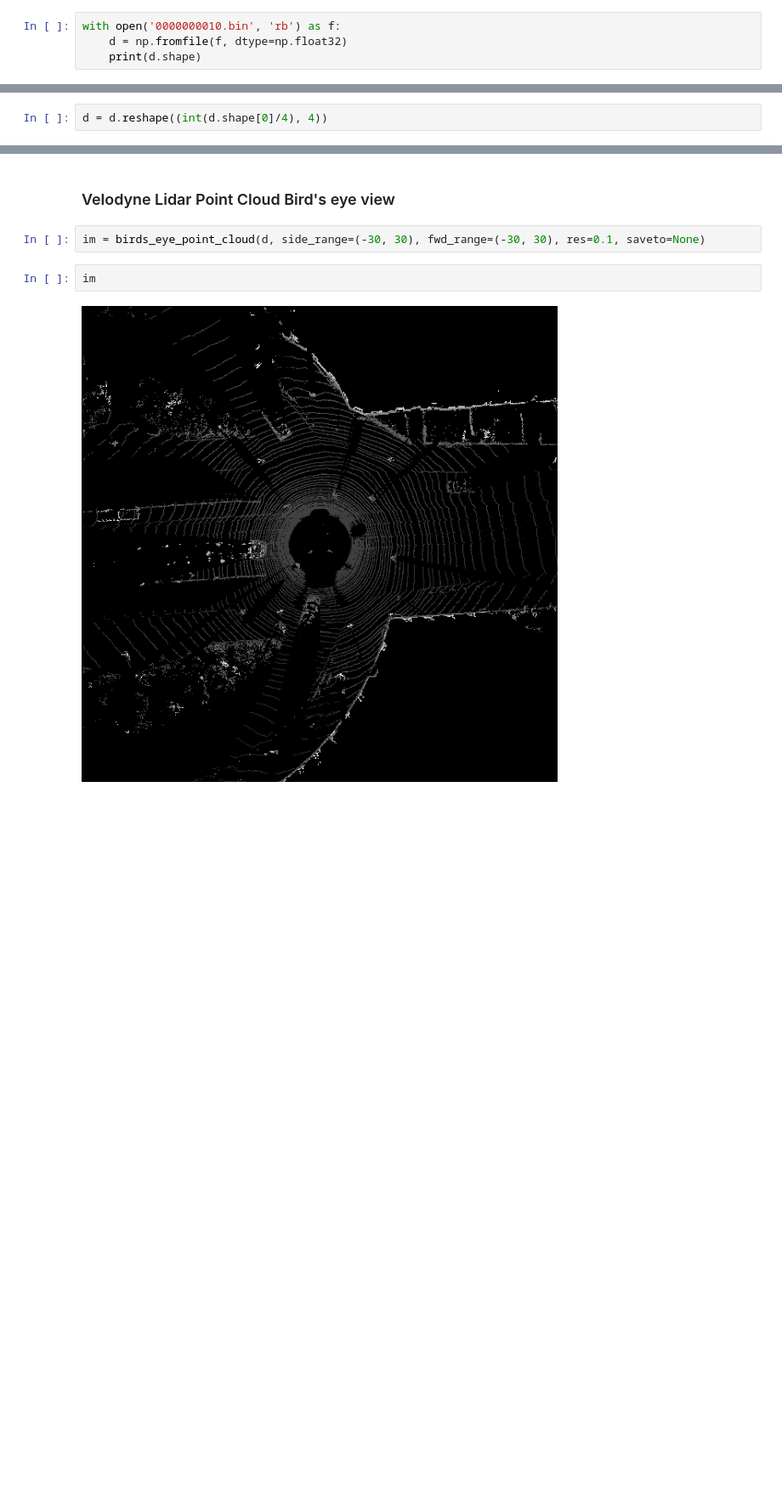
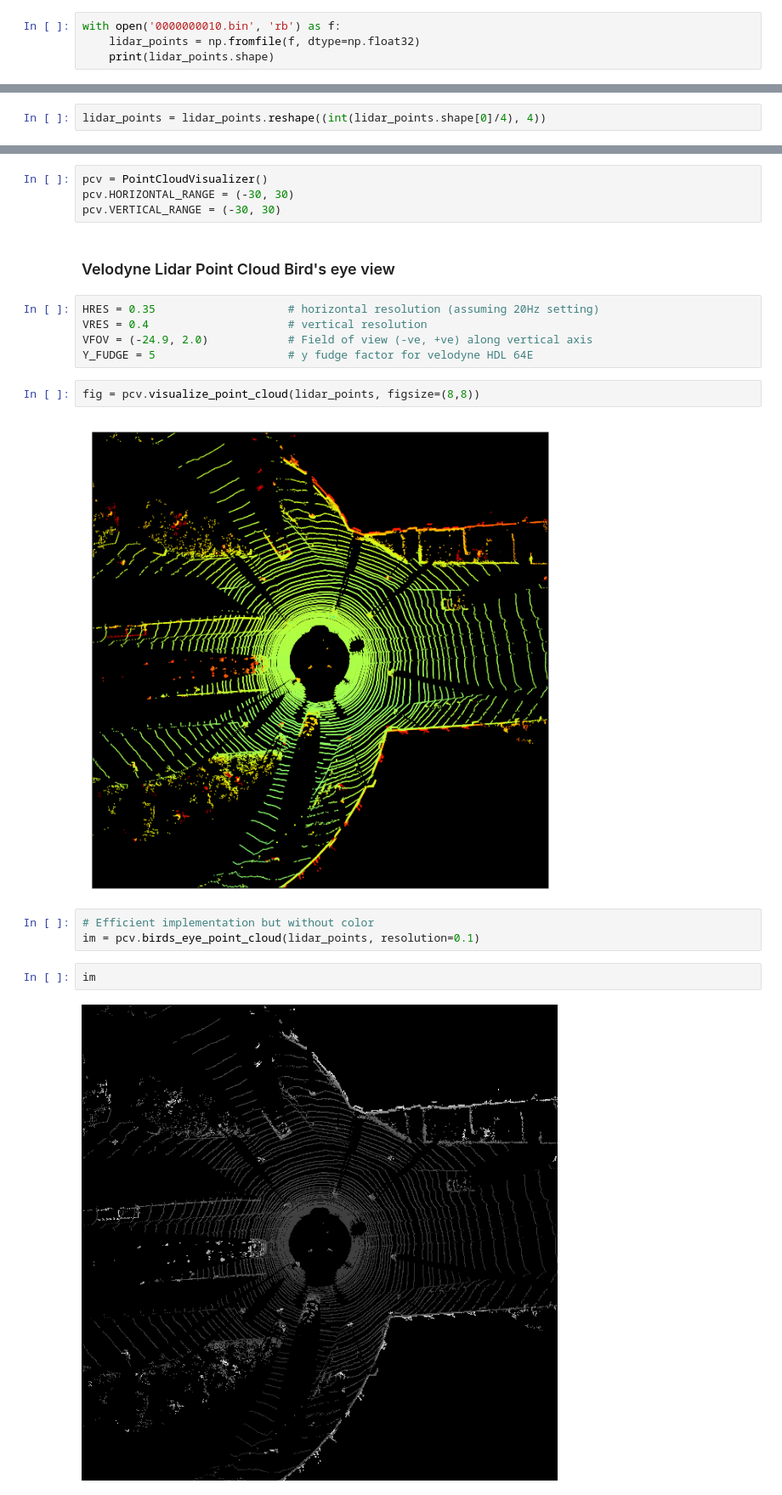
Before and after one commit to Karthikeya108/AdvancedObjectDetection, a Jupyter notebook: PointCloud-viz/point-cloud-analysis.ipynb, the cells around one changed output, grey strips where cells are left out. Shown at 85% size. Saved outputs shown, nothing was run; the diff lists cells and outputs as text; blank space fills up the shorter version.

Commit message:
improve point cloud viz code

```diff
--- a/PointCloud-viz/point-cloud-analysis.ipynb
+++ b/PointCloud-viz/point-cloud-analysis.ipynb
@@ -9,6 +11,6 @@ from point_cloud_utils import *
 # %%
 with open('0000000010.bin', 'rb') as f:
-    d = np.fromfile(f, dtype=np.float32)
-    print(d.shape)
+    lidar_points = np.fromfile(f, dtype=np.float32)
+    print(lidar_points.shape)
 # %% [output]
 (492892,)
@@ -15,2 +19,2 @@ with open('0000000010.bin', 'rb') as f:
 # %%
-d = d.reshape((int(d.shape[0]/4), 4))
+lidar_points = lidar_points.reshape((int(lidar_points.shape[0]/4), 4))
@@ -25,7 +30,21 @@ Y_FUDGE = 5         # y fudge factor for velodyne HDL 64E
+# %%
+pcv = PointCloudVisualizer()
+pcv.HORIZONTAL_RANGE = (-30, 30)
+pcv.VERTICAL_RANGE = (-30, 30)
 # %% [markdown]
 ### Velodyne Lidar Point Cloud Bird's eye view
-# %%
-im = birds_eye_point_cloud(d, side_range=(-30, 30), fwd_range=(-30, 30), res=0.1, saveto=None)
+# %%
+HRES = 0.35                    # horizontal resolution (assuming 20Hz setting)
+VRES = 0.4                     # vertical resolution
+VFOV = (-24.9, 2.0)            # Field of view (-ve, +ve) along vertical axis
+Y_FUDGE = 5                    # y fudge factor for velodyne HDL 64E
+# %%
+fig = pcv.visualize_point_cloud(lidar_points, figsize=(8,8))
+# %% [output]
+[figure, added]
+# %%
+# Efficient implementation but without color
+im = pcv.birds_eye_point_cloud(lidar_points, resolution=0.1)
 # %%
 im
 # %% [output]
```
Also changed, not shown: parts of 9 cells of this notebook, 4 other files.
